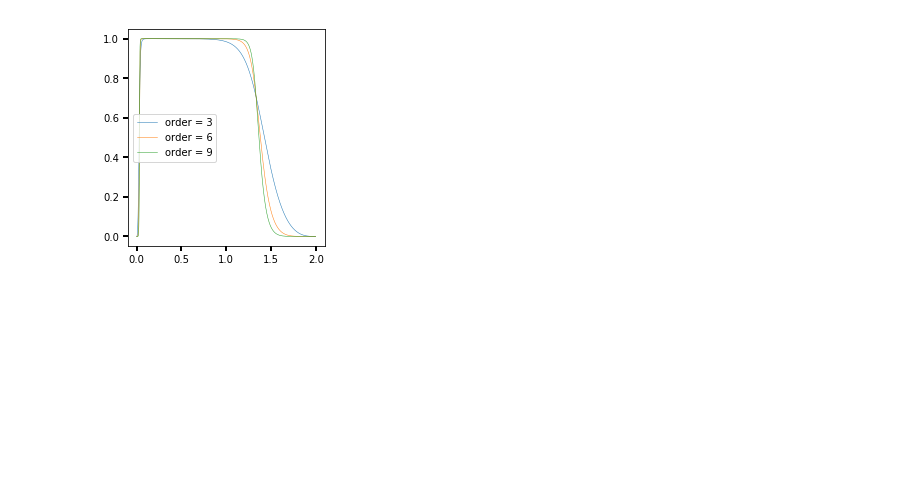
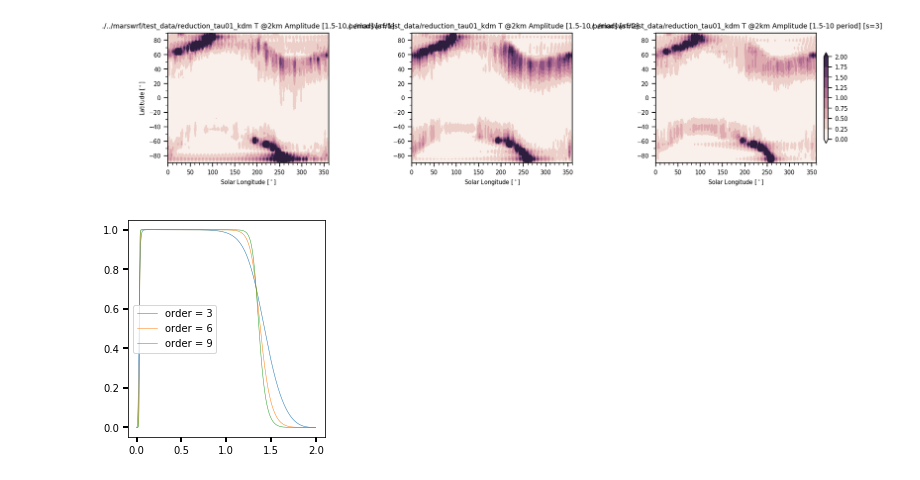
Before and after one commit to sokvisal/marswrf, a Jupyter notebook: visal_butterworth.ipynb, the cells around one changed output. Drawn from its saved outputs; the diff is of its cells as text; code cells hidden in the pictures; blank space fills up the shorter version.

Commit message:
fft filtered for zonal wavenumber

```diff
--- a/visal_butterworth.ipynb
+++ b/visal_butterworth.ipynb
@@ -85,51 +85,72 @@ def butter_bandpass_filter(data, lowcut, highcut, fs, order=5,axis=0):
     y = lfilter(b, a, data,axis=axis)
     return y
 # %%
+from matplotlib.backends.backend_pdf import PdfPages
+
 def spect_v(ls, data, tstep, lonstep, lowcut, highcut, wave):
     lowcut = 1./lowcut
     highcut = 1./highcut
 
     fftdata = np.fft.fftn(data, axes=[0,2])
     freq = np.fft.fftfreq(fftdata.shape[0], tstep)
     waven = np.fft.fftfreq(fftdata.shape[2], lonstep)*360
 
     idx1 = np.where((abs(freq)>lowcut)|(abs(freq)<highcut))[0]
-    print (idx1, waven)
+#     print (idx1, waven)
 
 #     set everything that satisfy condition as zero, ie only filtering storm system
     fftdata[idx1] = 0
     if wave == 0:
         wave1_idx= np.where(((waven)!=wave))[0]
         fftdata[:,:,wave1_idx] = 0
     elif wave:
-        print (wave)
         wave1_idx= np.where(((waven)!=wave))[0]
         fftdata[:,:,wave1_idx] = 0
         fftdata = fftdata*2
     else:
         pass
-
-    print (fftdata.shape)
 
     filtered = np.fft.ifftn(fftdata, axes=[0,2])
     filtered = np.abs(filtered)**2
 
     temp = filtered.mean(axis=2)
     return np.sqrt(temp)
 
-directory1="./../marswrf/test_data/reduction_diag.r14p1dustL40/wrfout_T2KM.npy"
-directory2="./../marswrf/test_data/reduction_diag.r14p1dustL40/wrfout_ls_PSFC.npy"
-psfc = np.load(directory1)
-ls = np.load(directory2)
+def T2km_filter_waven(directory):
+    directory1 = directory+"/wrfout_T2KM.npy"
+    directory2 = directory+"/wrfout_ls_PSFC.npy"
+    psfc = np.load(directory1)
+    ls = np.load(directory2)
 
-wave = 1
-psfc = martians_year(ls, psfc)
-ls = martians_year(ls, ls)
+    wave = [-1,2,3]
+    psfc = martians_year(ls, psfc)
+    ls = martians_year(ls, ls)
 
-tst = spect_v(ls, psfc,  1/8., 5., 1.5, 10., wave)
-contourf(tst.T.reshape((36,223,24)).mean(axis=2), cmap = cmap)
-colorbar()
-plt.show()
+    title = directory.replace('./../marswrf/test_data/reduction_diag.','')
+    fig, axes = plt.subplots(nrows=1, ncols=3, figsize=(15,3), sharex=True)
+    for i, ax in tqdm(enumerate(axes.flat)):
+        tst = spect_v(ls, psfc,  1/8., 5., 1.5, 10., wave[i])
+
+        im = ax.contourf(np.linspace(0,360, 223), np.linspace(-90,90,36), tst.T.reshape((36,223,24)).mean(axis=2), np.linspace(0,2,9), extend='both', cmap = cmap)
+        for c in im.collections:
+                c.set_edgecolor("face")
+
+        ax.set_title('{} T @2km Amplitude [1.5-10 period] [s={}]'.format(title, i+1))
+        if i+1 in [1]:
+            ax.set_ylabel('Latitude [$^\circ$]')
+        ax.set_xlabel('Solar Longitude [$^\circ$]')
+        ax.xaxis.set_minor_locator(AutoMinorLocator(5))
+        ax.yaxis.set_minor_locator(AutoMinorLocator(2))
+    fig.tight_layout()
+    fig.colorbar(im, ax=axes.ravel().tolist(), shrink=0.7, orientation='vertical', pad=0.01)
+#     plt.savefig(pdFigures,  format='pdf', bbox_inches='tight', dpi=400)
+
+
+with PdfPages('T2km_filter_waven_2.pdf') as pdFigures:
+#     T2km_filter_waven("./../marswrf/test_data/reduction_diag.r14p1dustL40")
+    T2km_filter_waven("./../marswrf/test_data/reduction_tau01_kdm")
+# %% [output]
+[figure, added]
 # %%
 fs = 4.
 lowcut = 1./30
```
